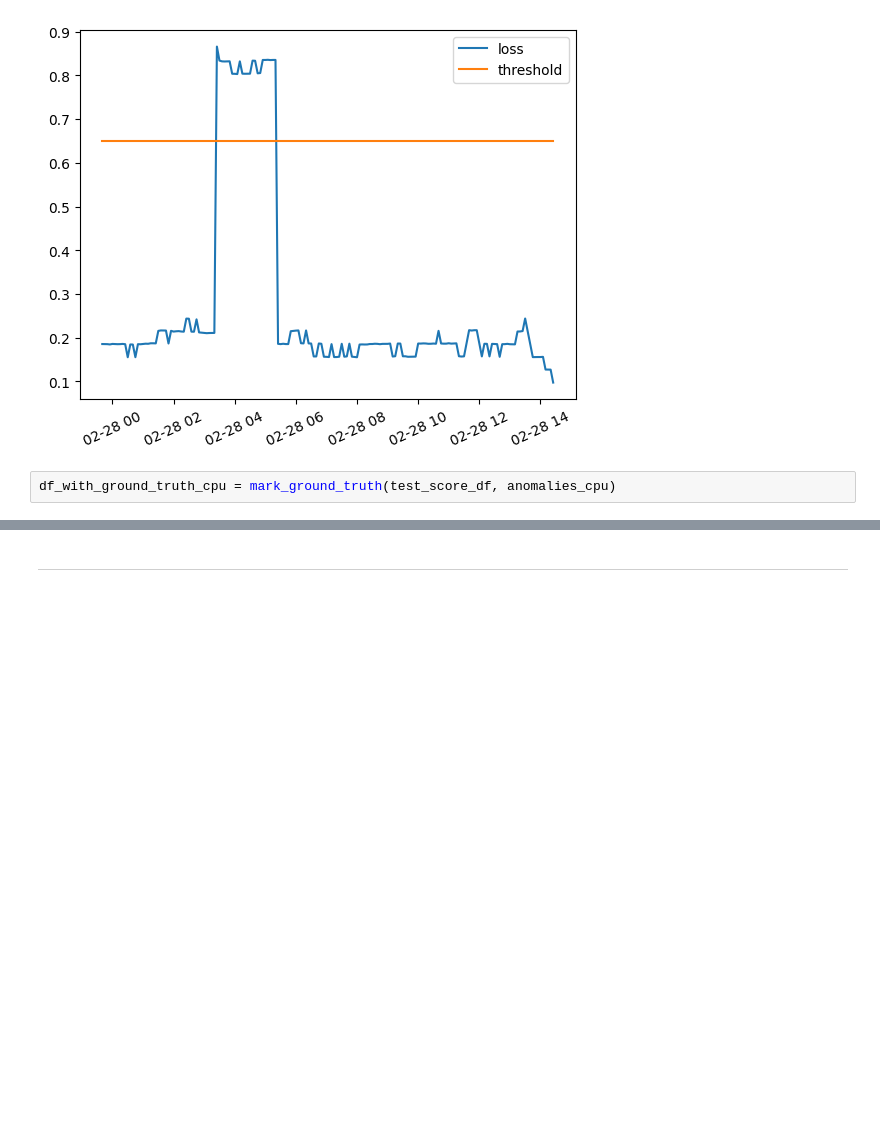
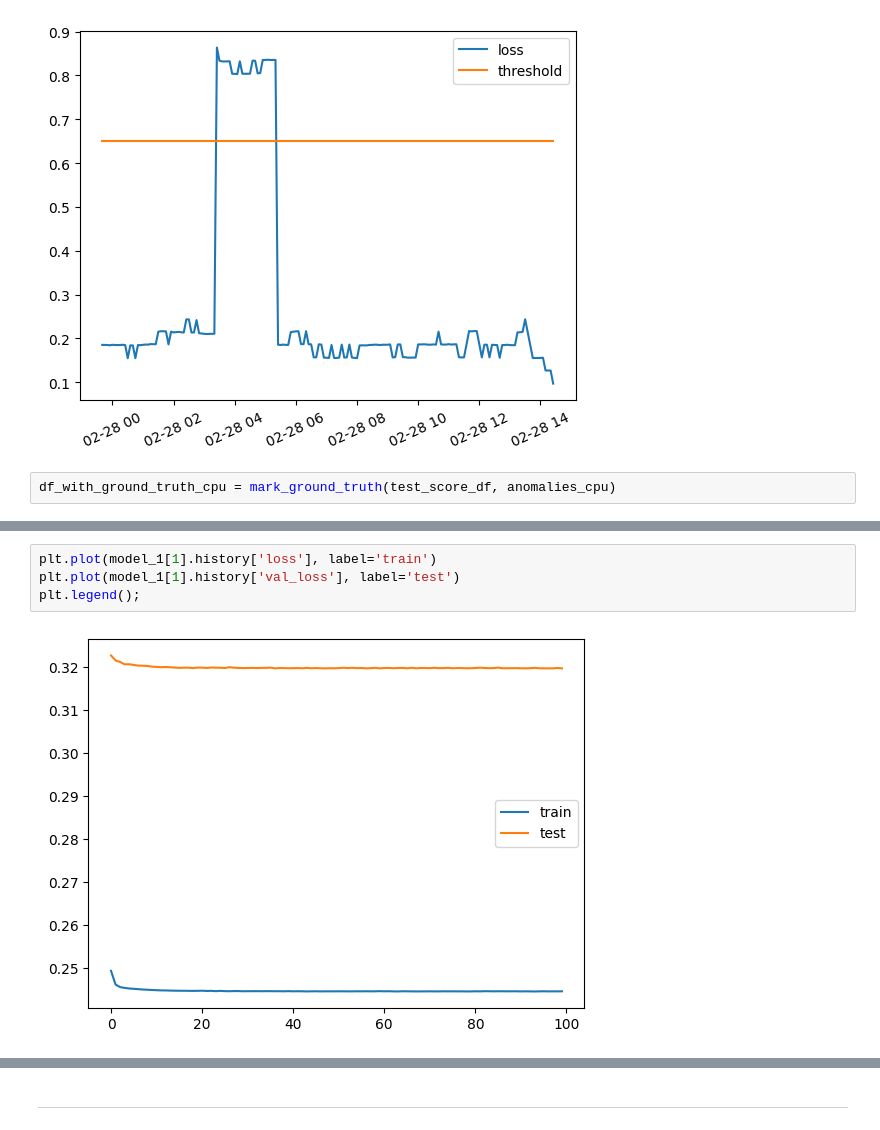
Before and after one commit to wadimoughanim/last_mlts_proj, a Jupyter notebook: main2.ipynb, the cells around one changed output, grey strips where cells are left out. Saved outputs shown, nothing was run; the diff lists cells and outputs as text; blank space fills up the shorter version.

```diff
--- a/main2.ipynb
+++ b/main2.ipynb
@@ -697,2 +708,8 @@ Epoch 99/100
 Epoch 100/100
 108/108 [==============================] - 1s 10ms/step - loss: 0.2446 - val_loss: 0.3197
+# %%
+plt.plot(model_1[1].history['loss'], label='train')
+plt.plot(model_1[1].history['val_loss'], label='test')
+plt.legend();
+# %% [output]
+[figure, added]
```
Also changed, not shown: parts of 161 cells of this notebook.
